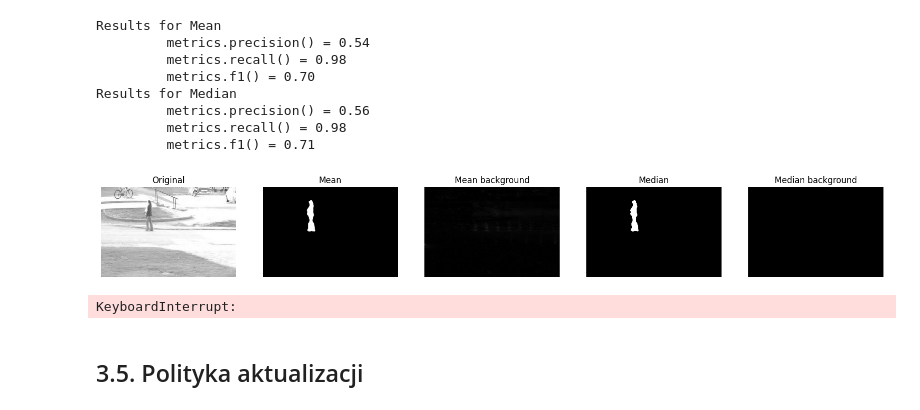
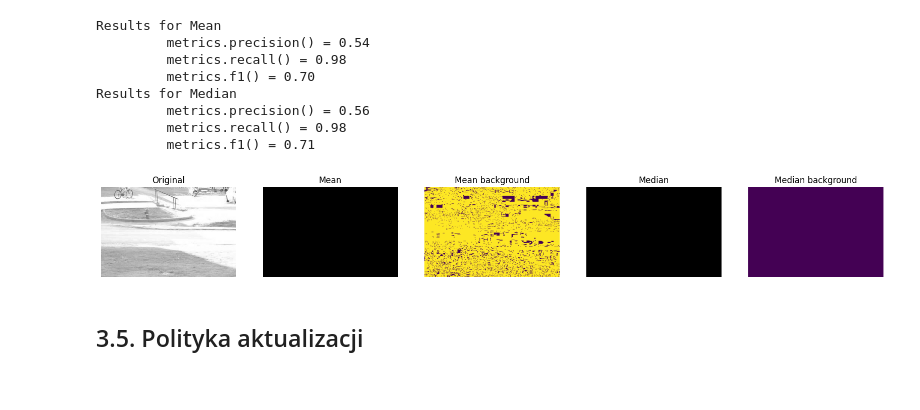
Before and after one commit to marcinwolder/zaawansowane-algorytmy-wizyjne, a Jupyter notebook: lab03/lab03.ipynb, the cells around one changed output. Saved outputs shown, nothing was run; the diff lists cells and outputs as text; code cells hidden in the pictures.

```diff
--- a/lab03/lab03.ipynb
+++ b/lab03/lab03.ipynb
@@ -105,10 +105,10 @@ def show_img(img: MatLike, cmap: str | None = None) -> None:
 def show_sequence(img_sequence: Sequence[MatLike], cmap: str | None = None, wait_time: float = 1, titles: str | None = None) -> None:
     ...
 @overload
-def show_sequence(img_sequence: Sequence[Sequence[MatLike]], cmap: str | None = None, wait_time: float = 1, titles: Sequence[str] | None = None) -> None:
+def show_sequence(img_sequence: Sequence[Sequence[MatLike]], cmap: str | None | Sequence[str | None] = None, wait_time: float = 1, titles: Sequence[str] | None = None) -> None:
     ...
 
-def show_sequence(img_sequence: Sequence[MatLike] | Sequence[Sequence[MatLike]], cmap: str | None = None, wait_time: float = 1, titles: str | Sequence[str] | None = None) -> None:
+def show_sequence(img_sequence: Sequence[MatLike] | Sequence[Sequence[MatLike]], cmap: str | None | Sequence[str | None] = None, wait_time: float = 1, titles: str | Sequence[str] | None = None) -> None:
     first_item = next(iter(img_sequence), None)
     if first_item is None:
         return
@@ -131,12 +131,21 @@ def show_sequence(img_sequence: Sequence[MatLike] | Sequence[Sequence[MatLike]],
             if len(subplot_titles) != len(sequences):
                 raise ValueError("Number of titles must match number of sequences")
 
+        if cmap is None or isinstance(cmap, str):
+            cmaps = [cmap] * len(sequences)
+        else:
+            cmaps = list(cmap)
+            if len(cmaps) != len(sequences):
+                raise ValueError("Number of cmaps must match number of sequences")
+
         fig, axes = plt.subplots(1, len(sequences), figsize=(4 * len(sequences), 4))
         axes = np.atleast_1d(axes)
         images = []
 
-        for ax, sequence, title in zip(axes, sequences, subplot_titles, strict=True):
-            images.append(ax.imshow(sequence[0], cmap=cmap, vmin=0, vmax=255))
+        for ax, sequence, title, sequence_cmap in zip(axes, sequences, subplot_titles, cmaps, strict=True):
+            vmin = 0 if sequence_cmap=='gray' else None
+            vmax = 255 if sequence_cmap=='gray' else None
+            images.append(ax.imshow(sequence[0], cmap=sequence_cmap, vmin=vmin, vmax=vmax))
             if title is not None:
                 ax.set_title(title)
             ax.axis("off")
@@ -159,6 +168,8 @@ def show_sequence(img_sequence: Sequence[MatLike] | Sequence[Sequence[MatLike]],
     first_frame = next(frames)
 
     fig, ax = plt.subplots(figsize=(4, 4))
+    if cmap is not None and not isinstance(cmap, str):
+        raise TypeError("cmap must be a single value for a single sequence")
     image = ax.imshow(first_frame, cmap=cmap, vmin=0, vmax=255)
     if titles is not None:
         if not isinstance(titles, str):
@@ -320,10 +331,10 @@ def approx_method(
         diff = cv2.absdiff(frame.astype(np.uint8), bg.astype(np.uint8))
         diff_results.append(diff)
         bg_sequence.append(cv2.absdiff(bg.astype(np.uint8), sequence[0].astype(np.uint8)))
-    binary_result = [cv2.threshold(diff, 30, 255, cv2.THRESH_BINARY)[1] for diff in diff_results]
+    binary_result = [cv2.threshold(diff, 30, 255, cv2.THRESH_BINARY)[1]*255 for diff in diff_results]
     median_result = [cv2.medianBlur(bin, 3) for bin in binary_result]
     close_result = [cv2.morphologyEx(median, cv2.MORPH_CLOSE, cv2.getStructuringElement(cv2.MORPH_ELLIPSE, (9, 9)), iterations=2) for median in median_result]
-    return close_result
+    return [r*255 for r in close_result]
 # %%
 pedestrian_approx_result = approx_method(pedestrian_sequence, func=FuncType.MEDIAN)
 show_sequence(pedestrian_approx_result, 'gray', 1/60)
@@ -379,10 +390,9 @@ Results for Median
          metrics.recall() = 0.98
          metrics.f1() = 0.71
 # %%
-show_sequence(results, 'gray', 1/250, titles=("Original", "Mean", "Mean background", "Median", "Median background",))
+show_sequence(results, ('gray', 'gray', None, 'gray', None), 1/250, titles=("Original", "Mean", "Mean background", "Median", "Median background",))
 # %% [output]
-[figure, old version]
+[figure, new version]
-KeyboardInterrupt:
 # %% [markdown]
 ## 3.5. Polityka aktualizacji
 # %%
```
Also changed, not shown: parts of 14 cells of this notebook.
